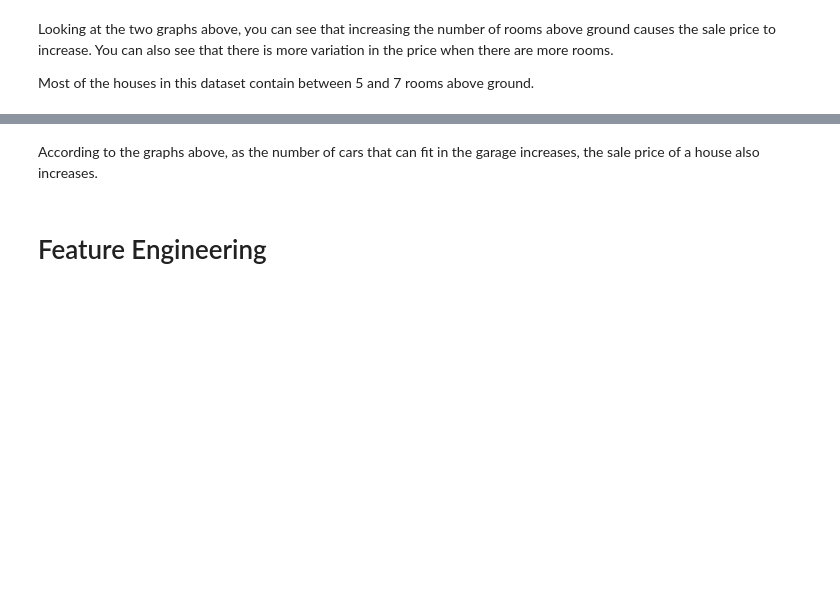
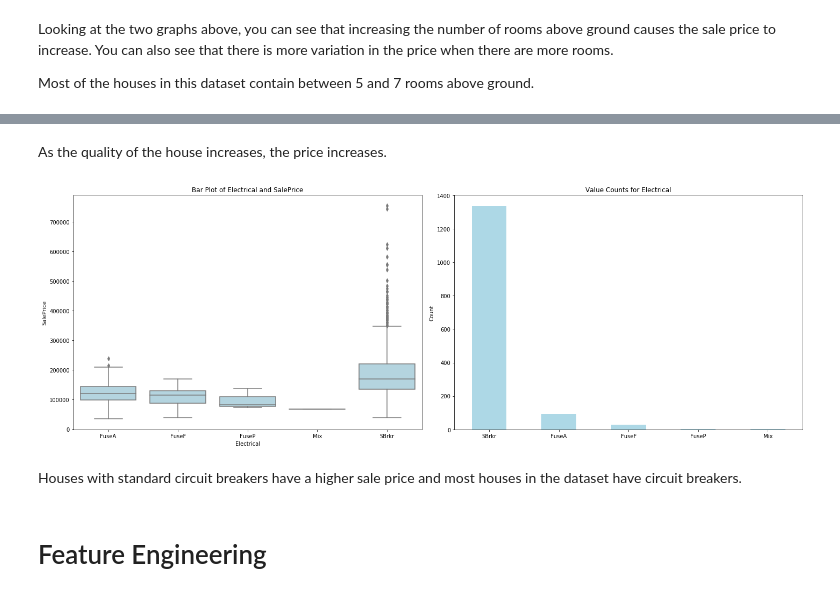
Before and after one commit to matthewcassi/kaggle_competitions, a Jupyter notebook: house_prices/initial_eda.ipynb, the cells around one changed output, grey strips where cells are left out. Drawn from its saved outputs; the diff is of its cells as text; code cells hidden in the pictures; blank space fills up the shorter version.

```diff
--- a/house_prices/initial_eda.ipynb
+++ b/house_prices/initial_eda.ipynb
@@ -436,5 +499,11 @@ plot.bar_box(train,'OverallQual','SalePrice')
-# %% [markdown]
-According to the graphs above, as the number of cars that can fit in the garage increases, the sale price of a house also increases.
+# %% [markdown]
+As the quality of the house increases, the price increases.
+# %%
+plot.bar_box(train,'Electrical','SalePrice')
+# %% [output]
+[figure, added]
+# %% [markdown]
+Houses with standard circuit breakers have a higher sale price and most houses in the dataset have circuit breakers.
 # %% [markdown]
 # Feature Engineering
 # %% [markdown]
```
Also changed, not shown: parts of 42 cells of this notebook.
